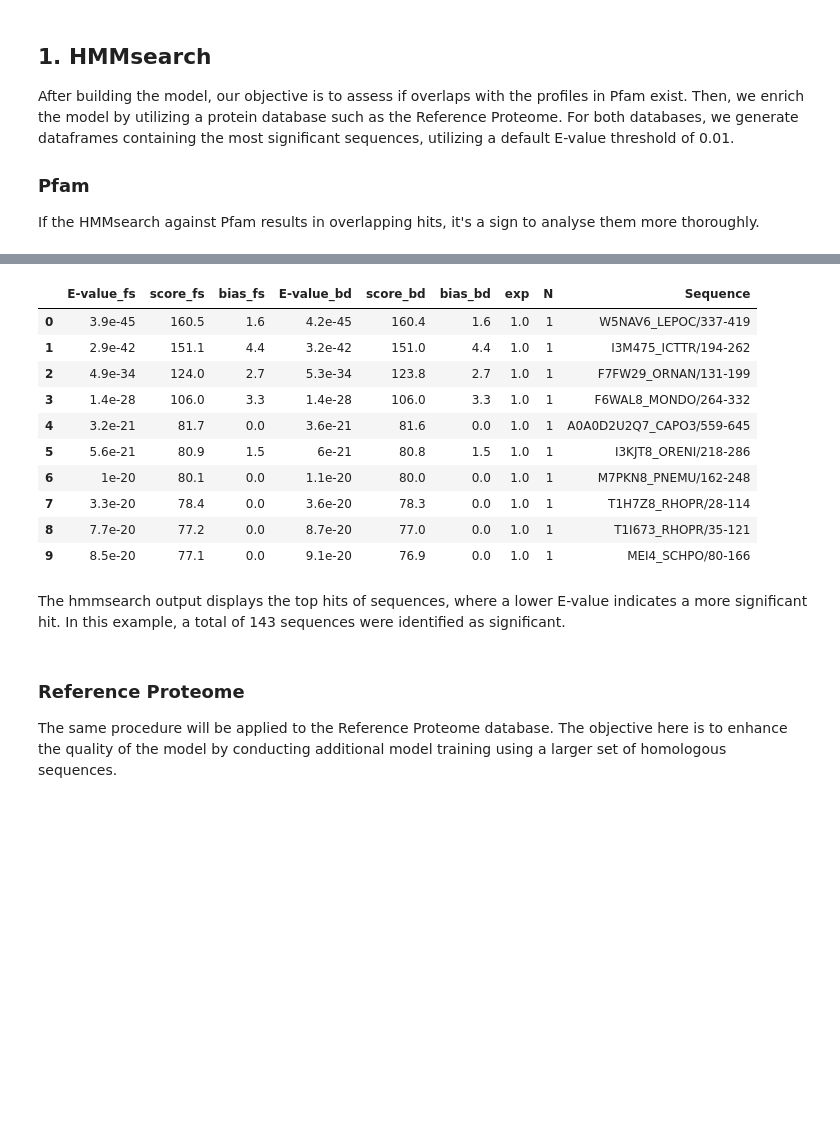
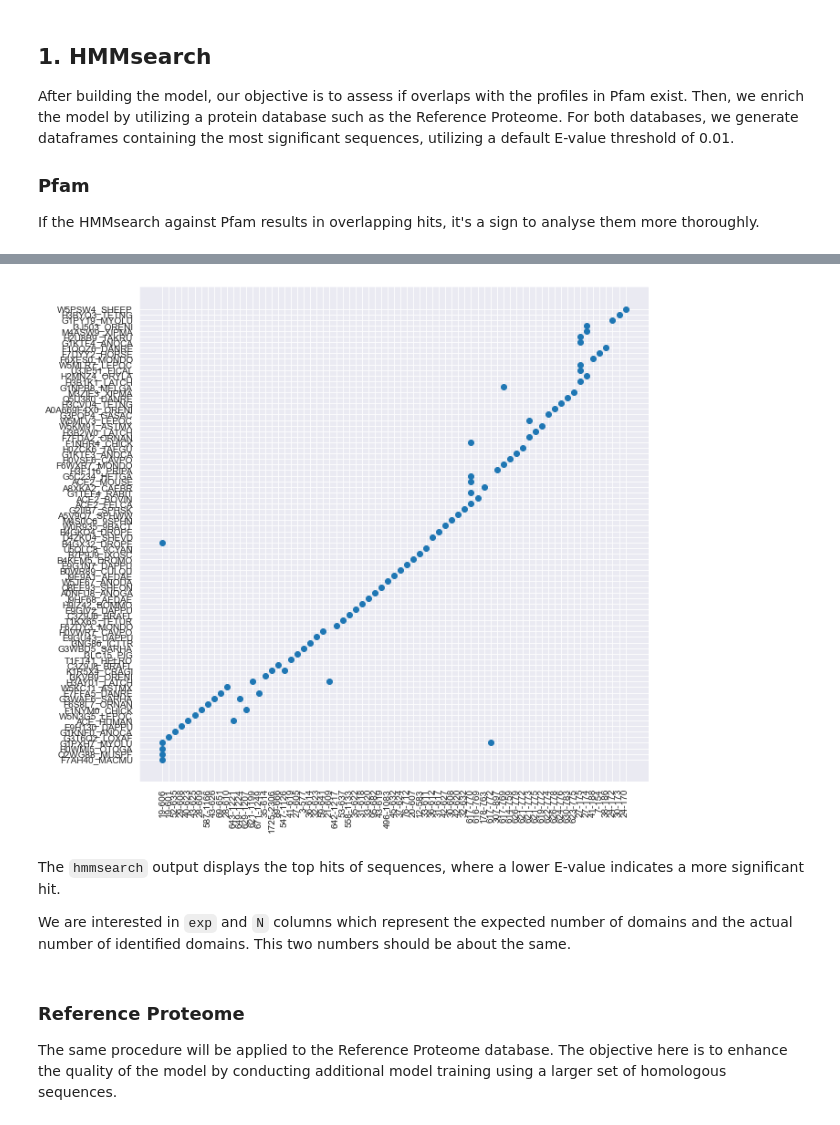
Before and after one commit to AlyaHarvelle/HMMER, a Jupyter notebook: HMM.ipynb, the cells around one changed output, grey strips where cells are left out. Saved outputs shown, nothing was run; the diff lists cells and outputs as text; code cells hidden in the pictures; blank space fills up the shorter version.

```diff
--- a/HMM.ipynb
+++ b/HMM.ipynb
@@ -70,12 +73,14 @@ with open('hmmsearch_pfam.txt', 'r') as file:
 
 # Extract the column names
 column_names = ["E-value_fs", "score_fs", "bias_fs", "E-value_bd", "score_bd", "bias_bd", "exp", "N", "Sequence"]
-inclusion_threshold_index = lines.index('  ------ inclusion threshold ------\n') # the E-value is 0.01
+inclusion_threshold_index = lines.index('  ------ inclusion threshold ------\n') # the default E-value is 0.01
 
 # Extract the data rows
 data_rows = [line.split() for line in lines[14:inclusion_threshold_index]]
 
 # Create the DataFrame
 stats_pfam = pd.DataFrame(data_rows, columns=column_names)
-len(stats_pfam)
+stats_pfam[["Sequence", "Regions"]] = stats_pfam["Sequence"].str.split("/", expand=True)
+print(f"The total number of Pfam hits: {len(stats_pfam)}, the number of unique sequences: {stats_pfam.Sequence.nunique()}")
+stats_pfam.head(10)
 # %% [output]
@@ -83,19 +99,15 @@ len(stats_pfam)
-# %%
-stats_pfam.head(10)
-# %% [output]
-|  | E-value_fs | score_fs | bias_fs | E-value_bd | score_bd | bias_bd | exp | N | Sequence |
-| 0 | 3.9e-45 | 160.5 | 1.6 | 4.2e-45 | 160.4 | 1.6 | 1.0 | 1 | W5NAV6_LEPOC/337-419 |
-| 1 | 2.9e-42 | 151.1 | 4.4 | 3.2e-42 | 151.0 | 4.4 | 1.0 | 1 | I3M475_ICTTR/194-262 |
-| 2 | 4.9e-34 | 124.0 | 2.7 | 5.3e-34 | 123.8 | 2.7 | 1.0 | 1 | F7FW29_ORNAN/131-199 |
-| 3 | 1.4e-28 | 106.0 | 3.3 | 1.4e-28 | 106.0 | 3.3 | 1.0 | 1 | F6WAL8_MONDO/264-332 |
-| 4 | 3.2e-21 | 81.7 | 0.0 | 3.6e-21 | 81.6 | 0.0 | 1.0 | 1 | A0A0D2U2Q7_CAPO3/559-645 |
-| 5 | 5.6e-21 | 80.9 | 1.5 | 6e-21 | 80.8 | 1.5 | 1.0 | 1 | I3KJT8_ORENI/218-286 |
-| 6 | 1e-20 | 80.1 | 0.0 | 1.1e-20 | 80.0 | 0.0 | 1.0 | 1 | M7PKN8_PNEMU/162-248 |
-| 7 | 3.3e-20 | 78.4 | 0.0 | 3.6e-20 | 78.3 | 0.0 | 1.0 | 1 | T1H7Z8_RHOPR/28-114 |
-| 8 | 7.7e-20 | 77.2 | 0.0 | 8.7e-20 | 77.0 | 0.0 | 1.0 | 1 | T1I673_RHOPR/35-121 |
-| 9 | 8.5e-20 | 77.1 | 0.0 | 9.1e-20 | 76.9 | 0.0 | 1.0 | 1 | MEI4_SCHPO/80-166 |
+# %%
+plt.show()
+figure(figsize=(10, 10))
+plt.scatter(stats_pfam['Regions'], stats_pfam['Sequence'])
+plt.xticks(rotation="vertical")
+plt.show()
+# %% [output]
+[figure, added]
 # %% [markdown]
-The hmmsearch output displays the top hits of sequences, where a lower E-value indicates a more significant hit. In this example, a total of 143 sequences were identified as significant.
+The `hmmsearch` output displays the top hits of sequences, where a lower E-value indicates a more significant hit.
+
+We are interested in `exp` and `N` columns which represent the expected number of domains and the actual number of identified domains. This two numbers should be about the same.
 # %% [markdown]
 ### Reference Proteome
 
```
Also changed, not shown: parts of 16 cells of this notebook.
